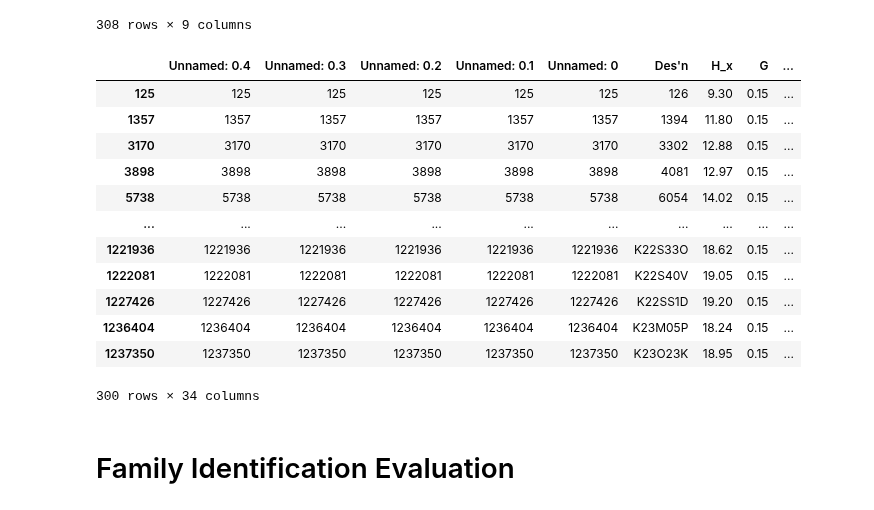
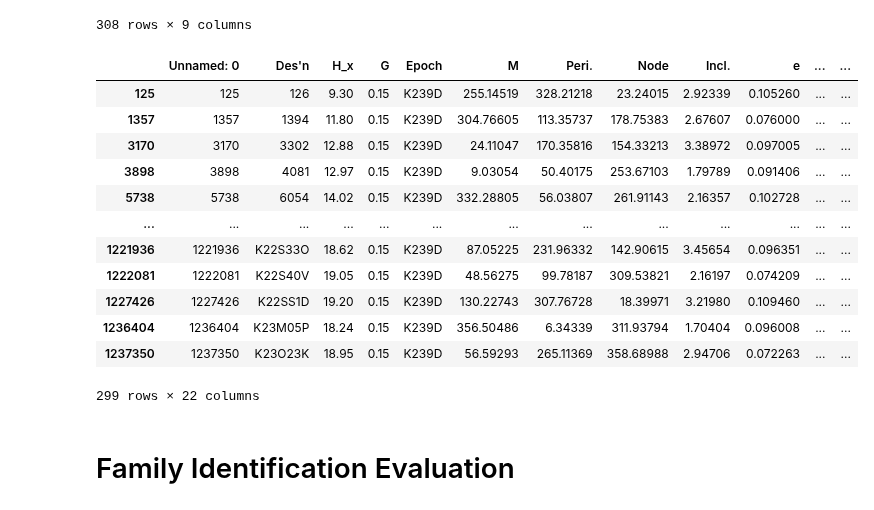
Before and after one commit to YangShen31/proper_elements_prediction, a Jupyter notebook: 4_family_identification/family_identification.ipynb, the cells around one changed output. Saved outputs shown, nothing was run; the diff lists cells and outputs as text; code cells hidden in the pictures.

```diff
--- a/4_family_identification/family_identification.ipynb
+++ b/4_family_identification/family_identification.ipynb
@@ -16,2 +11,4 @@ ngb_df["pred_sini"] = ngb_df["pred_inc"] + np.sin(ngb_df['Incl.']*np.pi/180)
 # %%
-ngb_df = pd.read_csv("data/model_results.csv")
+df_ngb = pd.read_csv("../data/model_results.csv")
+nesvorny_elements = pd.read_csv("../data/nesvorny_catalog_dataset.csv")
+df_ngb = pd.merge(df_ngb, nesvorny_elements[["Des'n", 'a', 'da', 'de', 'dsini']], on="Des'n", how="inner")
@@ -29,6 +21,6 @@ propsini = merged_df["propsini"]
 # %%
 column_names = ['propa', 'prope', 'propsini', 'g', 's', 'H', 'NumOpps', 'PackedName', 'UnpackedName']
-df_Velleda = pd.read_csv("inner_126_velleda_fam3.csv", header=None, names=column_names)
+df_Velleda = pd.read_csv("../data/family_tables/inner_126_velleda_fam3.csv", header=None, names=column_names)
 def convert_id(val):
 	val_str = str(val)
 	if val_str.isdigit():
@@ -53,23 +45,23 @@ df_Velleda
 308 rows × 9 columns
 # %%
 name_list = df_Velleda["PackedName"]
-family_df = merged_df_copy[merged_df_copy["Des'n"].isin(name_list)]
-family_pred_df = ngb_df[ngb_df["Des'n"].isin(name_list)]
+family_df = nesvorny_elements[nesvorny_elements["Des'n"].isin(name_list)]
+family_pred_df = df_ngb[df_ngb["Des'n"].isin(name_list)]
 family_df
 # %% [output]
-|  | Unnamed: 0.4 | Unnamed: 0.3 | Unnamed: 0.2 | Unnamed: 0.1 | Unnamed: 0 | Des'n | H_x | G | ... |
-| 125 | 125 | 125 | 125 | 125 | 125 | 126 | 9.30 | 0.15 | ... |
-| 1357 | 1357 | 1357 | 1357 | 1357 | 1357 | 1394 | 11.80 | 0.15 | ... |
-| 3170 | 3170 | 3170 | 3170 | 3170 | 3170 | 3302 | 12.88 | 0.15 | ... |
-| 3898 | 3898 | 3898 | 3898 | 3898 | 3898 | 4081 | 12.97 | 0.15 | ... |
-| 5738 | 5738 | 5738 | 5738 | 5738 | 5738 | 6054 | 14.02 | 0.15 | ... |
-| ... | ... | ... | ... | ... | ... | ... | ... | ... | ... |
-| 1221936 | 1221936 | 1221936 | 1221936 | 1221936 | 1221936 | K22S33O | 18.62 | 0.15 | ... |
-| 1222081 | 1222081 | 1222081 | 1222081 | 1222081 | 1222081 | K22S40V | 19.05 | 0.15 | ... |
-| 1227426 | 1227426 | 1227426 | 1227426 | 1227426 | 1227426 | K22SS1D | 19.20 | 0.15 | ... |
-| 1236404 | 1236404 | 1236404 | 1236404 | 1236404 | 1236404 | K23M05P | 18.24 | 0.15 | ... |
-| 1237350 | 1237350 | 1237350 | 1237350 | 1237350 | 1237350 | K23O23K | 18.95 | 0.15 | ... |
+|  | Unnamed: 0 | Des'n | H_x | G | Epoch | M | Peri. | Node | Incl. | e | ... | ... |
+| 125 | 125 | 126 | 9.30 | 0.15 | K239D | 255.14519 | 328.21218 | 23.24015 | 2.92339 | 0.105260 | ... | ... |
+| 1357 | 1357 | 1394 | 11.80 | 0.15 | K239D | 304.76605 | 113.35737 | 178.75383 | 2.67607 | 0.076000 | ... | ... |
+| 3170 | 3170 | 3302 | 12.88 | 0.15 | K239D | 24.11047 | 170.35816 | 154.33213 | 3.38972 | 0.097005 | ... | ... |
+| 3898 | 3898 | 4081 | 12.97 | 0.15 | K239D | 9.03054 | 50.40175 | 253.67103 | 1.79789 | 0.091406 | ... | ... |
+| 5738 | 5738 | 6054 | 14.02 | 0.15 | K239D | 332.28805 | 56.03807 | 261.91143 | 2.16357 | 0.102728 | ... | ... |
+| ... | ... | ... | ... | ... | ... | ... | ... | ... | ... | ... | ... | ... |
+| 1221936 | 1221936 | K22S33O | 18.62 | 0.15 | K239D | 87.05225 | 231.96332 | 142.90615 | 3.45654 | 0.096351 | ... | ... |
+| 1222081 | 1222081 | K22S40V | 19.05 | 0.15 | K239D | 48.56275 | 99.78187 | 309.53821 | 2.16197 | 0.074209 | ... | ... |
+| 1227426 | 1227426 | K22SS1D | 19.20 | 0.15 | K239D | 130.22743 | 307.76728 | 18.39971 | 3.21980 | 0.109460 | ... | ... |
+| 1236404 | 1236404 | K23M05P | 18.24 | 0.15 | K239D | 356.50486 | 6.34339 | 311.93794 | 1.70404 | 0.096008 | ... | ... |
+| 1237350 | 1237350 | K23O23K | 18.95 | 0.15 | K239D | 56.59293 | 265.11369 | 358.68988 | 2.94706 | 0.072263 | ... | ... |
-300 rows × 34 columns
+299 rows × 22 columns
 # %% [markdown]
 # Family Identification Evaluation
 # %%
```
Also changed, not shown: parts of 15 cells of this notebook.
